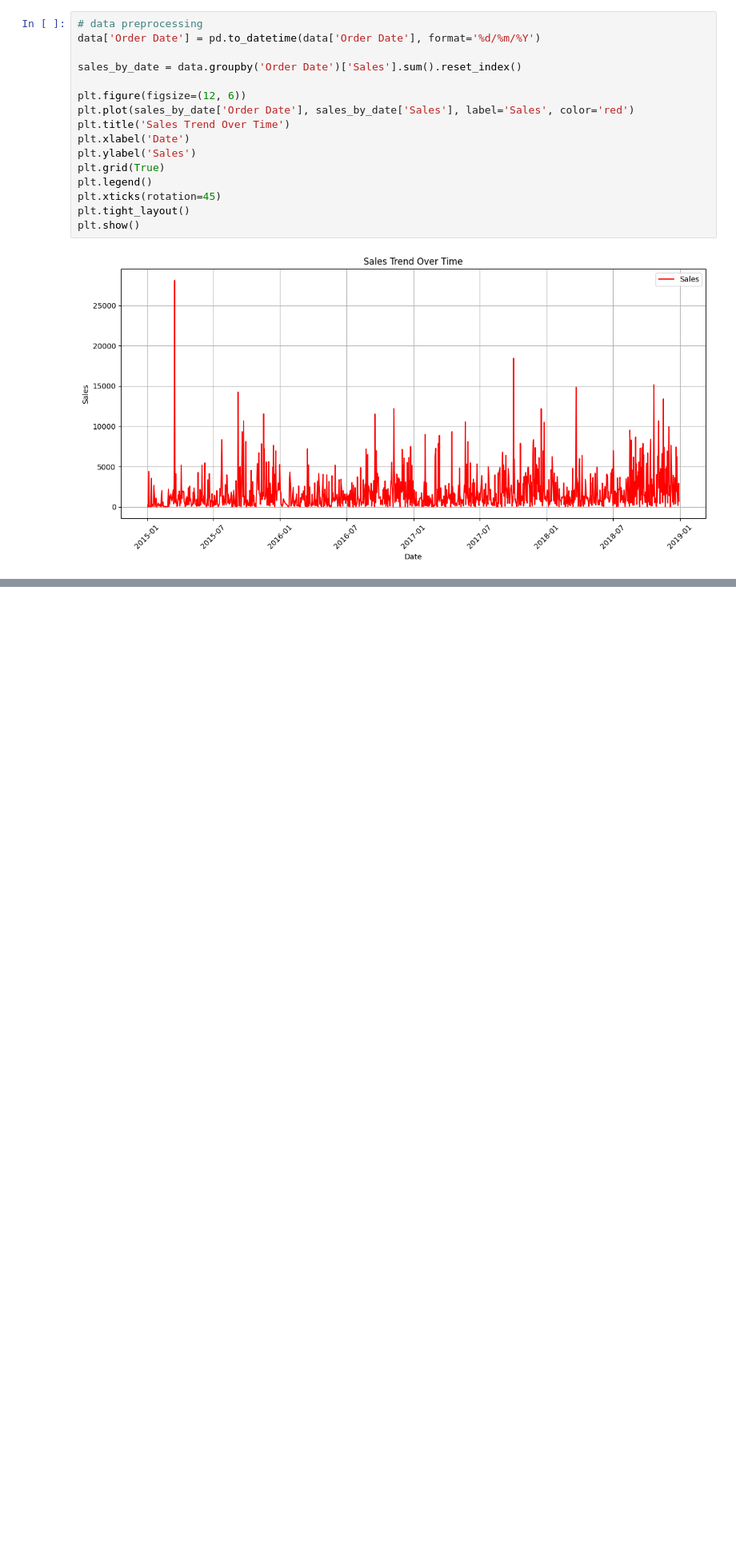
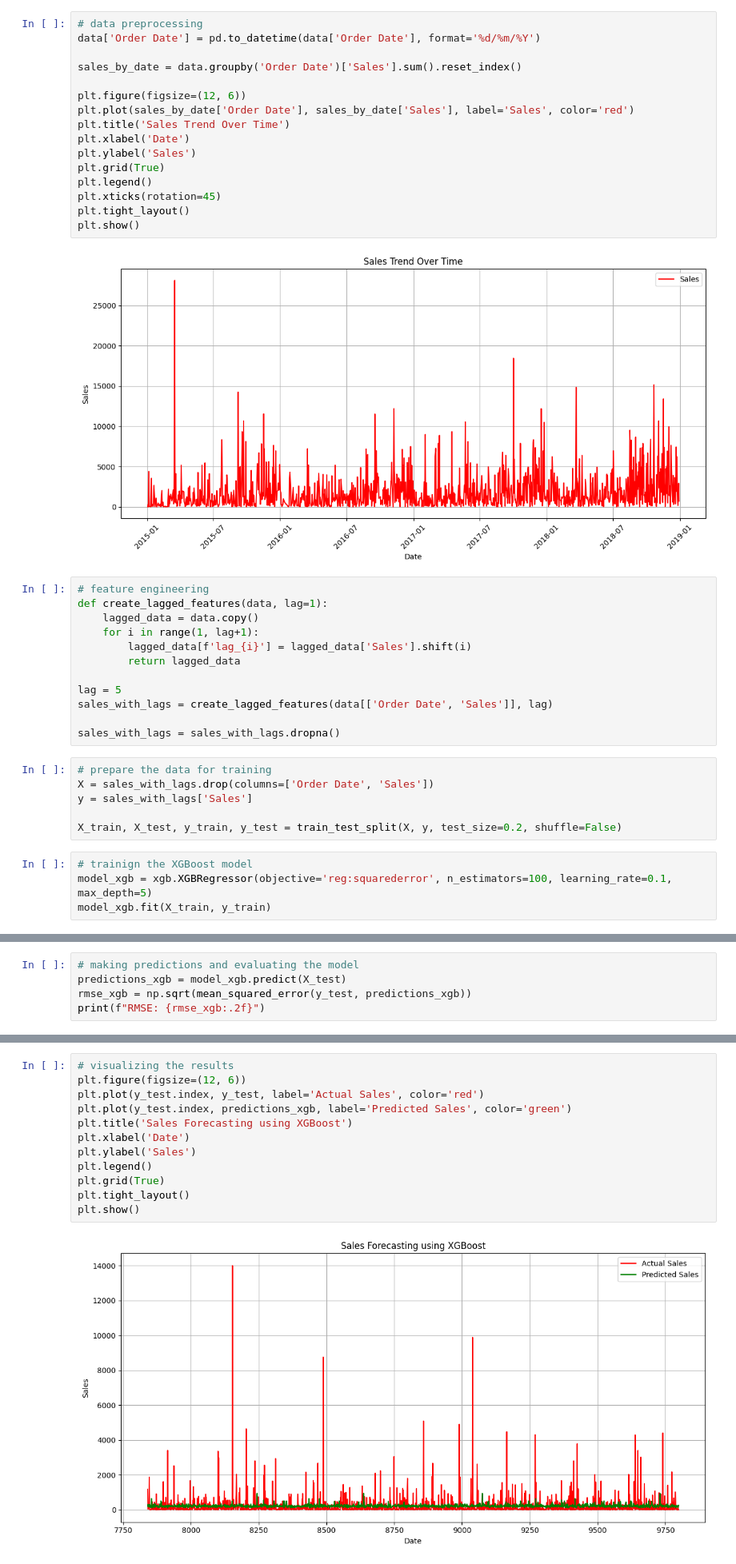
Before and after one commit to Gideonngige/jupyter-notebooks, a Jupyter notebook: Sales_price_prediction.ipynb, the cells around one changed output, grey strips where cells are left out. Shown at 80% size. Saved outputs shown, nothing was run; the diff lists cells and outputs as text; blank space fills up the shorter version.

Commit message:
completed sales prediction

```diff
--- a/Sales_price_prediction.ipynb
+++ b/Sales_price_prediction.ipynb
@@ -36,3 +37,25 @@ plt.tight_layout()
 plt.show()
 # %% [output]
 [figure]
+# %%
+# feature engineering
+def create_lagged_features(data, lag=1):
+    lagged_data = data.copy()
+    for i in range(1, lag+1):
+        lagged_data[f'lag_{i}'] = lagged_data['Sales'].shift(i)
+        return lagged_data
+
+lag = 5
+sales_with_lags = create_lagged_features(data[['Order Date', 'Sales']], lag)
+
+sales_with_lags = sales_with_lags.dropna()
+# %%
+# prepare the data for training
+X = sales_with_lags.drop(columns=['Order Date', 'Sales'])
+y = sales_with_lags['Sales']
+
+X_train, X_test, y_train, y_test = train_test_split(X, y, test_size=0.2, shuffle=False)
+# %%
+# trainign the XGBoost model
+model_xgb = xgb.XGBRegressor(objective='reg:squarederror', n_estimators=100, learning_rate=0.1, max_depth=5)
+model_xgb.fit(X_train, y_train)
@@ -38,0 +74,5 @@ plt.show()
+# %%
+# making predictions and evaluating the model
+predictions_xgb = model_xgb.predict(X_test)
+rmse_xgb = np.sqrt(mean_squared_error(y_test, predictions_xgb))
+print(f"RMSE: {rmse_xgb:.2f}")
@@ -38,0 +81,14 @@ plt.show()
+# %%
+# visualizing the results
+plt.figure(figsize=(12, 6))
+plt.plot(y_test.index, y_test, label='Actual Sales', color='red')
+plt.plot(y_test.index, predictions_xgb, label='Predicted Sales', color='green')
+plt.title('Sales Forecasting using XGBoost')
+plt.xlabel('Date')
+plt.ylabel('Sales')
+plt.legend()
+plt.grid(True)
+plt.tight_layout()
+plt.show()
+# %% [output]
+[figure, added]
```
Also changed, not shown: parts of 3 cells of this notebook.
